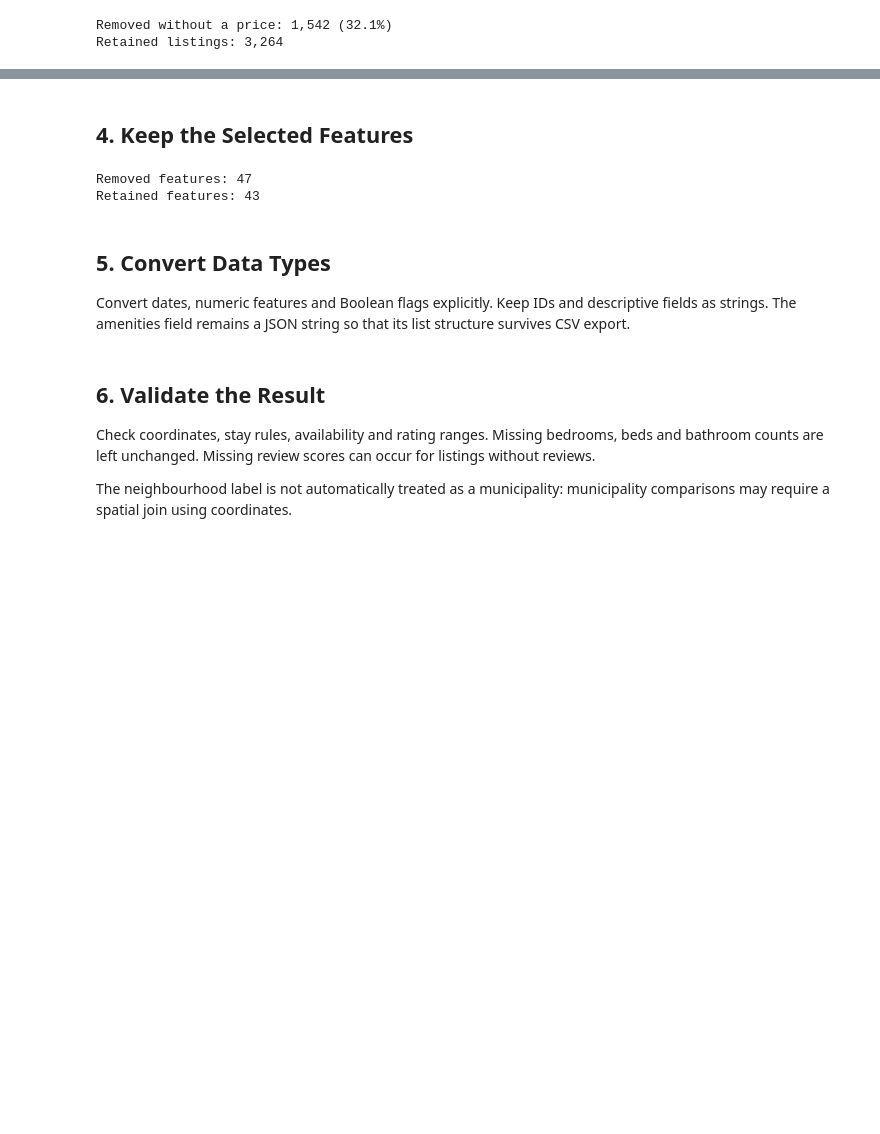
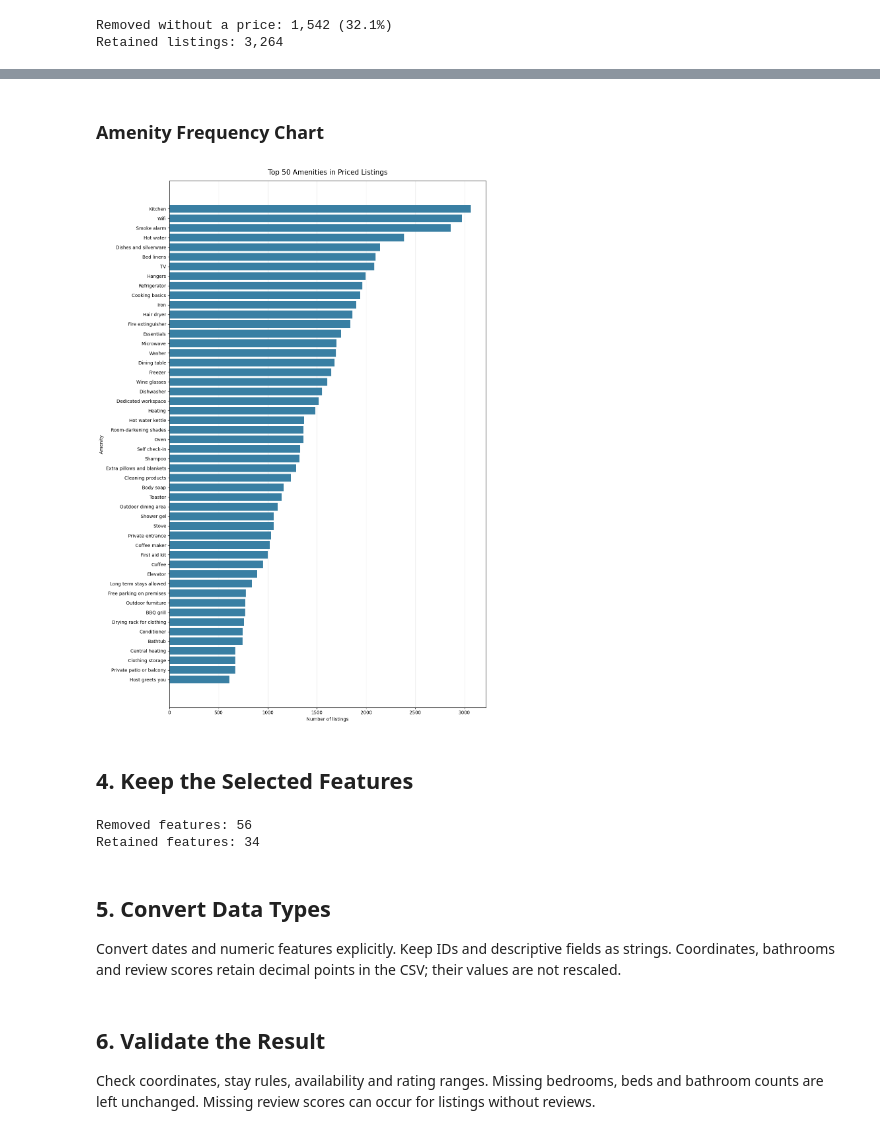
Before and after one commit to Petterluring/4dt911-vis-project-research, a Jupyter notebook: notebooks/data_preprocessing/listings.ipynb, the cells around one changed output, grey strips where cells are left out. Cells and saved outputs as stored; diff of their text form; code cells hidden in the pictures; blank space fills up the shorter version.

```diff
--- a/notebooks/data_preprocessing/listings.ipynb
+++ b/notebooks/data_preprocessing/listings.ipynb
@@ -213,17 +335,34 @@ Retained listings: 3,264
+# %% [markdown]
+### Amenity Frequency Chart
+# %%
+import matplotlib.pyplot as plt
+
+plot_data = top_50_amenities.iloc[::-1]
+fig, ax = plt.subplots(figsize=(12, 17))
+ax.barh(plot_data["amenity"], plot_data["listing_count"], color="#397fa3")
+ax.set_title("Top 50 Amenities in Priced Listings", fontsize=15, pad=14)
+ax.set_xlabel("Number of listings")
+ax.set_ylabel("Amenity")
+ax.set_axisbelow(True)
+ax.grid(axis="x", alpha=0.25)
+fig.tight_layout()
+plt.show()
+# %% [output]
+[figure, added]
 # %% [markdown]
 ## 4. Keep the Selected Features
 # %%
-KEEP_COLUMNS = ['id', 'host_id', 'name', 'listing_url', 'picture_url', 'neighbourhood_cleansed', 'latitude', 'longitude', 'property_type', 'room_type', 'accommodates', 'bedrooms', 'beds', 'bathrooms', 'bathrooms_text', 'amenities', 'price', 'price_quote_checkin_date', 'price_quote_checkout_date', 'minimum_nights', 'maximum_nights', 'availability_30', 'availability_60', 'availability_90', 'availability_365', 'number_of_reviews', 'number_of_reviews_ltm', 'number_of_reviews_l30d', 'first_review', 'last_review', 'reviews_per_month', 'review_scores_rating', 'review_scores_accuracy', 'review_scores_cleanliness', 'review_scores_checkin', 'review_scores_communication', 'review_scores_location', 'review_scores_value', 'host_is_superhost', 'host_identity_verified', 'calculated_host_listings_count', 'last_scraped', 'calendar_last_scraped']
+KEEP_COLUMNS = ['id', 'host_id', 'name', 'listing_url', 'picture_url', 'latitude', 'longitude', 'property_type', 'room_type', 'accommodates', 'bedrooms', 'beds', 'bathrooms', 'bathrooms_text', 'price', 'minimum_nights', 'maximum_nights', 'availability_30', 'availability_60', 'availability_90', 'availability_365', 'number_of_reviews', 'number_of_reviews_ltm', 'number_of_reviews_l30d', 'first_review', 'last_review', 'reviews_per_month', 'review_scores_rating', 'review_scores_accuracy', 'review_scores_cleanliness', 'review_scores_checkin', 'review_scores_communication', 'review_scores_location', 'review_scores_value']
 
 removed_columns = [column for column in df.columns if column not in KEEP_COLUMNS]
 df = df[KEEP_COLUMNS].copy()
 print("Removed features:", len(removed_columns))
 print("Retained features:", len(df.columns))
 # %% [output]
-Removed features: 47
-Retained features: 43
+Removed features: 56
+Retained features: 34
 # %% [markdown]
 ## 5. Convert Data Types
 
-Convert dates, numeric features and Boolean flags explicitly. Keep IDs and descriptive fields as strings. The amenities field remains a JSON string so that its list structure survives CSV export.
+Convert dates and numeric features explicitly. Keep IDs and descriptive fields as strings. Coordinates, bathrooms and review scores retain decimal points in the CSV; their values are not rescaled.
 # %%
@@ -247,8 +382,5 @@ assert df["amenities"].map(lambda value: isinstance(json.loads(value), list)).al
 # %% [markdown]
 ## 6. Validate the Result
 
-Check coordinates, stay rules, availability and rating ranges. Missing bedrooms, beds and bathroom counts are left unchanged.
-Missing review scores can occur for listings without reviews.
-
-The neighbourhood label is not automatically treated as a municipality: municipality comparisons may require a spatial join using coordinates.
+Check coordinates, stay rules, availability and rating ranges. Missing bedrooms, beds and bathroom counts are left unchanged. Missing review scores can occur for listings without reviews.
 # %%
```
Also changed, not shown: parts of 26 cells of this notebook, 5 other files.
